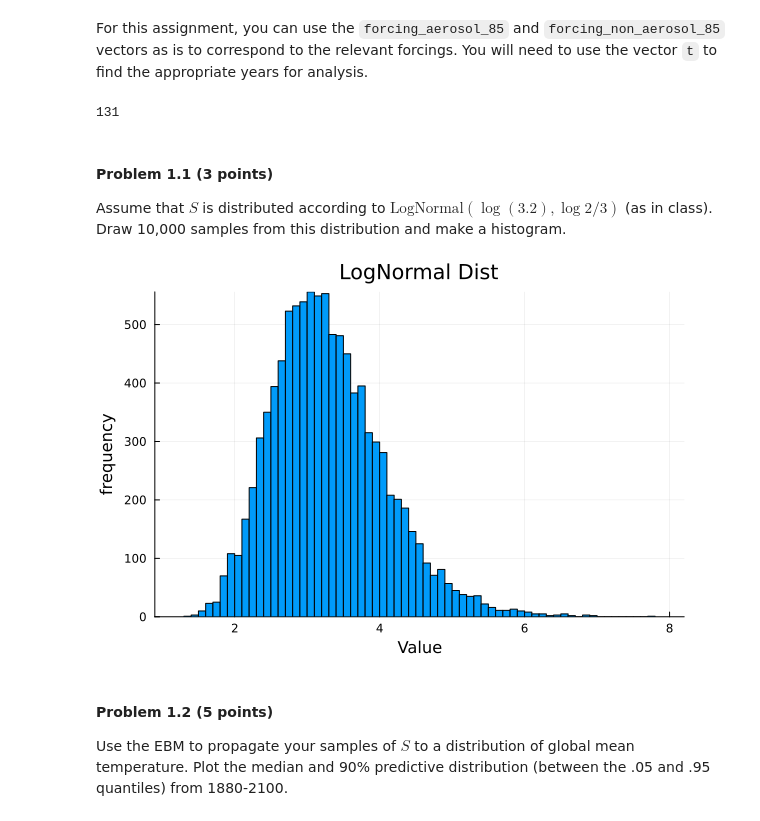
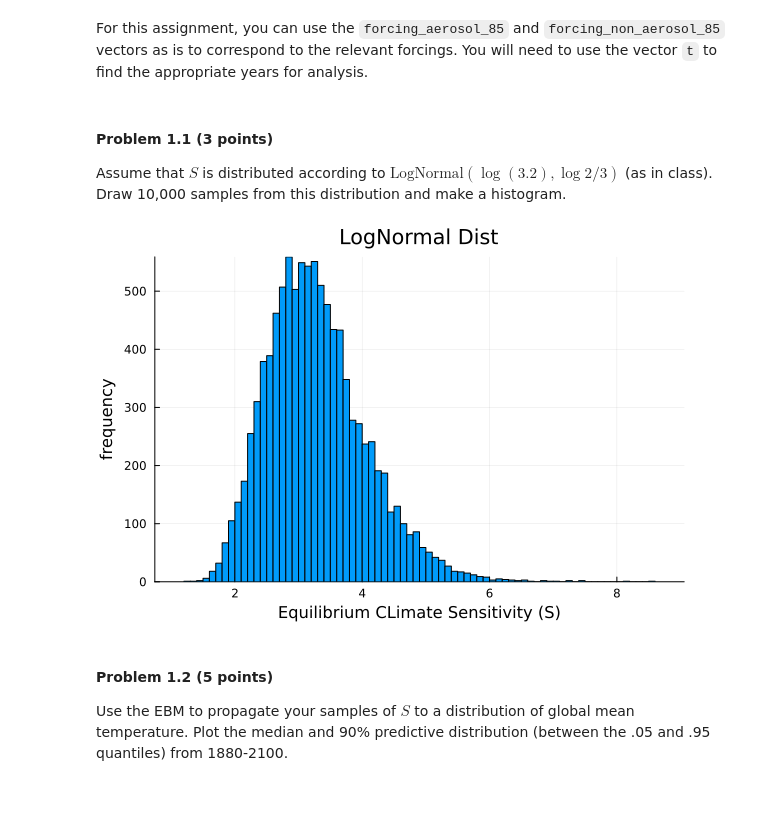
Before and after one commit to BEE4750-FA23/hw3-jrmarcuse, a Jupyter notebook: hw03.ipynb, the cells around one changed output. Cells and saved outputs as stored; diff of their text form; code cells hidden in the pictures.

```diff
--- a/hw03.ipynb
+++ b/hw03.ipynb
@@ -148,11 +148,6 @@ For this assignment, you can use the `forcing_aerosol_85` and
 `forcing_non_aerosol_85` vectors as is to correspond to the relevant
 forcings. You will need to use the vector `t` to find the appropriate
 years for analysis.
-# %%
-#testing
-time_bounds[1]
-# %% [output]
-131
 # %% [markdown]
 #### Problem 1.1 (3 points)
 
@@ -162,15 +157,16 @@ samples from this distribution and make a histogram.
 # %%
 #define the logNormal Dist
 S_Dist = LogNormal(log(3.2),log(2)/3);
 #create a vector of 10,000 random samples
+Random.seed!(1)
 samples= rand(S_Dist,10000)
 
 #plot the histogram using an appropriate bin value
     #of 50 to get frequency within smaller ranges
 histogram(samples,xlabel="Equilibrium CLimate Sensitivity (S)",ylabel="frequency",
 title="LogNormal Dist",legend=false)
 # %% [output]
-[figure, old version]
+[figure, new version]
 # %% [markdown]
 #### Problem 1.2 (5 points)
 
```
Also changed, not shown: parts of 5 cells of this notebook.
